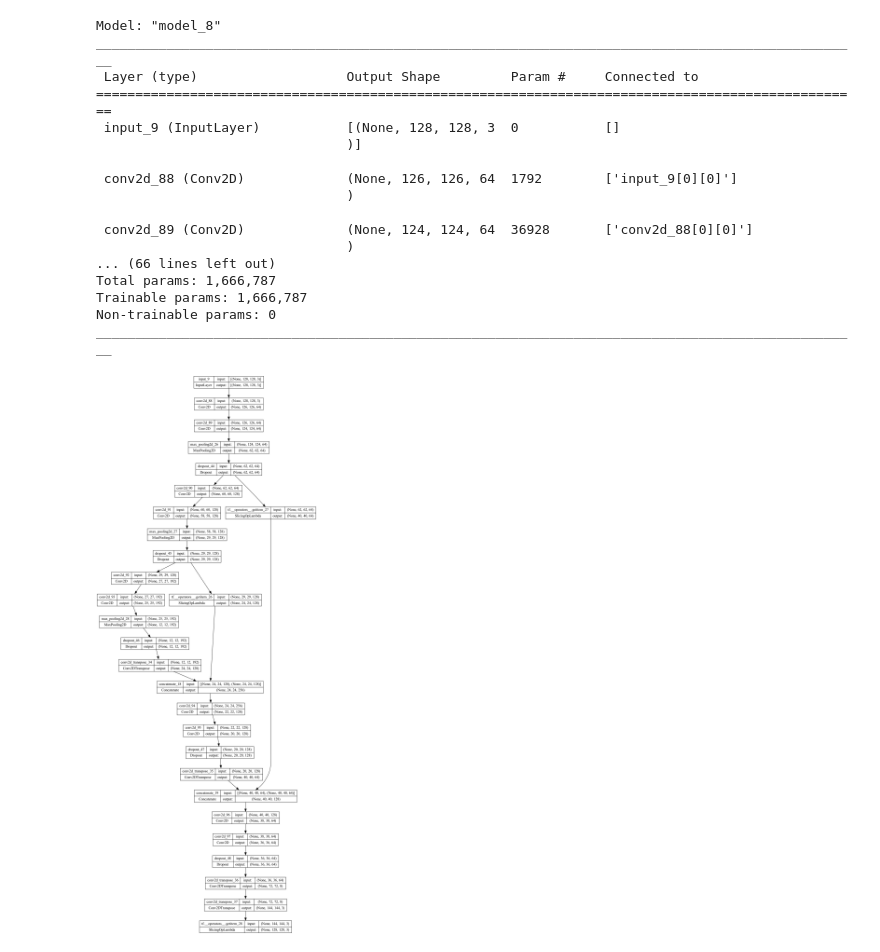
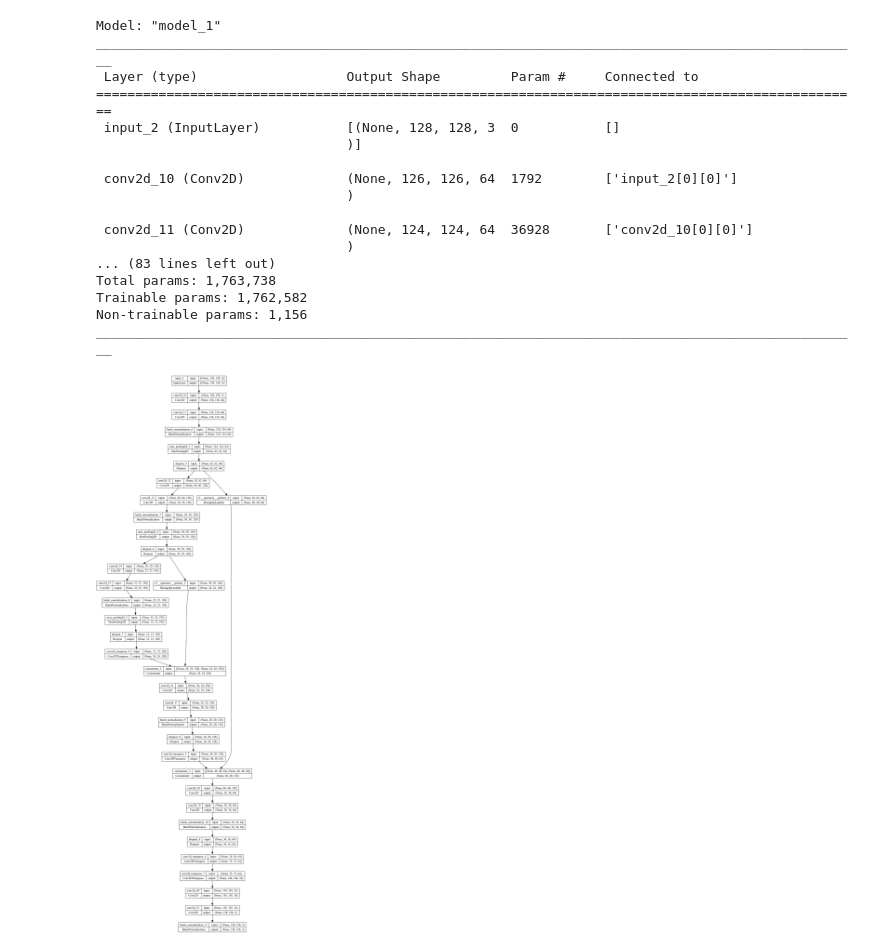
Before and after one commit to NareshPS/doi-ml, a Jupyter notebook: projects/notebooks/Pet Segmentation [UNet].ipynb, the cells around one changed output. Drawn from its saved outputs; the diff is of its cells as text; code cells hidden in the pictures.

```diff
--- a/projects/notebooks/Pet Segmentation [UNet].ipynb
+++ b/projects/notebooks/Pet Segmentation [UNet].ipynb
@@ -74,10 +87,11 @@ for image, mask in train_prep_ds.take(2):
 # %%
 INITIAL_WIDTH = 64
 N_ENCODERS = 2
-N_CLASSES = 3
+# N_CLASSES = 3
+N_CLASSES = 2
 # DEBUG = True
 DEBUG = False
-LEARNING_RATE = 0.001
+LEARNING_RATE = 0.0003
 STEPS_PER_EPOCH = 184
 DROPOUT_RATE = 0.6
 
@@ -86,7 +100,8 @@ def encoder_block(input, width_multiplier, name='block'):
                            (3, 3), activation="relu", padding="valid")(input)
     conv_2 = layers.Conv2D(INITIAL_WIDTH*width_multiplier,
                            (3, 3), activation="relu", padding="valid")(conv_1)
-    pool = layers.MaxPooling2D((2, 2))(conv_2)
+    normalization = layers.BatchNormalization()(conv_2)
+    pool = layers.MaxPooling2D((2, 2))(normalization)
     dropout = layers.Dropout(DROPOUT_RATE)(pool)
 
     if DEBUG:
@@ -114,7 +129,10 @@ def decoder_block(input, skip_input, width_multiplier, name='block'):
                            (3, 3), activation="relu", padding="valid")(conv_input)
     conv_2 = layers.Conv2D(INITIAL_WIDTH*width_multiplier,
                            (3, 3), activation="relu", padding="valid")(conv_1)
-    dropout = layers.Dropout(DROPOUT_RATE)(conv_2)
+    normalization = layers.BatchNormalization()(conv_2)
+
+    dropout = layers.Dropout(DROPOUT_RATE)(normalization)
+    # dropout = layers.Dropout(DROPOUT_RATE)(conv_2)
 
     if DEBUG:
         print(name, conv_input.shape, conv_1.shape, conv_2.shape)
@@ -124,13 +142,47 @@ def decoder_block(input, skip_input, width_multiplier, name='block'):
 
 def resize_block(input):
     conv_transpose_1 = layers.Conv2DTranspose(
-        8, (3, 3), strides=(2, 2), padding='same')(input)
+        input.shape[-1], (3, 3), strides=(2, 2), padding='same')(input)
     conv_transpose_2 = layers.Conv2DTranspose(
         N_CLASSES, (3, 3), strides=(2, 2), padding='same')(conv_transpose_1)
 
-    cropped = central_crop(conv_transpose_2, IMG_SIZE)
+    # conv_1 = layers.Conv2D(input.shape[-1]//4,
+    #                        (9, 9), activation="relu", padding="valid")(conv_transpose_2)
+    # conv_2 = layers.Conv2D(N_CLASSES,
+    #                        (9, 9), activation="relu", padding="valid")(conv_1)
+
+    normalization = layers.BatchNormalization()(conv_transpose_2)
+    cropped = central_crop(normalization, IMG_SIZE)
+    # cropped = central_crop(conv_transpose_2, IMG_SIZE)
 
     return cropped
+
+def iou_loss(from_logits=False):
+    # transform = lambda x: tf.math.sigmoid(x) if from_logits else x
+    transform = lambda x: tf.math.softmax(x) if from_logits else x
+
+    # def iou(y_true, y_pred):
+    #     y_pred = transform(y_pred)
+    #     intersection = y_true * y_pred
+    #     union = y_true + (1 - y_true)*y_pred
+    #     return 1 - tf.reduce_sum(intersection)/tf.reduce_sum(union)
+
+    def iou(y_true, y_pred):
+        y_pred = tf.split(transform(y_pred), y_pred.shape[-1], axis=-1)[1]
+        intersection = y_true * y_pred
+        union = y_true + (1 - y_true)*y_pred
+        return 1 - tf.reduce_sum(intersection)/tf.reduce_sum(union)
+
+    return iou
+
+class IoUMetric(metrics.BinaryIoU):
+    def __init__(self, name='iou', from_logits=False, **kwargs):
+        super().__init__(name=name, **kwargs)
+        self.transform = lambda x: tf.math.softmax(x) if from_logits else x
+
+    def update_state(self, y_true, y_pred, sample_weight=None):
+        y_pred = tf.split(self.transform(y_pred), y_pred.shape[-1], axis=-1)[1]
+        super().update_state(y_true, y_pred)
 
 def create_model():
     inp = tf.keras.Input((IMG_SIZE, IMG_SIZE, 3))
@@ -150,44 +202,51 @@ def create_model():
         x, item[1], N_ENCODERS - item[0], 'DEC_BLOCK_{}'.format(item[0]+1))))
 
     # Remove the mid block from the list of decoder blocks
     decoder_blocks.pop(0)
 
     output = resize_block(decoder_blocks[-1])
     m = tf.keras.Model(inputs=inp, outputs=output)
     lr_schedule = optimizers.schedules.InverseTimeDecay(
         LEARNING_RATE,
         decay_steps=STEPS_PER_EPOCH*10,
-        decay_rate=0.5,
+        decay_rate=0.75,
         staircase=False)
     optimizer = optimizers.Adam(lr_schedule)
-    loss = losses.SparseCategoricalCrossentropy(from_logits=True)
+    # loss = losses.SparseCategoricalCrossentropy(from_logits=True)
+    # loss = tf.keras.losses.BinaryCrossentropy(from_logits=True)
+    # m.compile(loss=loss, optimizer=optimizer, metrics='accuracy')
+    loss = iou_loss(from_logits=True)
+    # metric = metrics.BinaryIoU(target_class_ids=[1], threshold=0.4, name='accuracy')
+    metric = IoUMetric(name='accuracy', from_logits=True)
     m.compile(loss=loss, optimizer=optimizer, metrics='accuracy')
+    # m.compile(loss=loss, optimizer=optimizer, metrics=metric)
+
     return m
 
 
 model = create_model()
 model.summary()
 
 utils.plot_model(model, show_shapes=True)
 # %% [output]
-Model: "model_8"
+Model: "model_1"
 __________________________________________________________________________________________________
  Layer (type)                   Output Shape         Param #     Connected to
 ==================================================================================================
- input_9 (InputLayer)           [(None, 128, 128, 3  0           []
+ input_2 (InputLayer)           [(None, 128, 128, 3  0           []
                                 )]
 
- conv2d_88 (Conv2D)             (None, 126, 126, 64  1792        ['input_9[0][0]']
+ conv2d_10 (Conv2D)             (None, 126, 126, 64  1792        ['input_2[0][0]']
                                 )
 
- conv2d_89 (Conv2D)             (None, 124, 124, 64  36928       ['conv2d_88[0][0]']
+ conv2d_11 (Conv2D)             (None, 124, 124, 64  36928       ['conv2d_10[0][0]']
                                 )
-... (66 lines left out)
-Total params: 1,666,787
-Trainable params: 1,666,787
-Non-trainable params: 0
+... (83 lines left out)
+Total params: 1,763,738
+Trainable params: 1,762,582
+Non-trainable params: 1,156
 __________________________________________________________________________________________________
-[figure, old version]
+[figure, new version]
 # %%
 def train(model, tds, vds, epochs=100, callbacks=[]):
     # tds = tds.prefetch(buffer_size=tf.data.AUTOTUNE)
```
Also changed, not shown: parts of 11 cells of this notebook, 2 other files.
